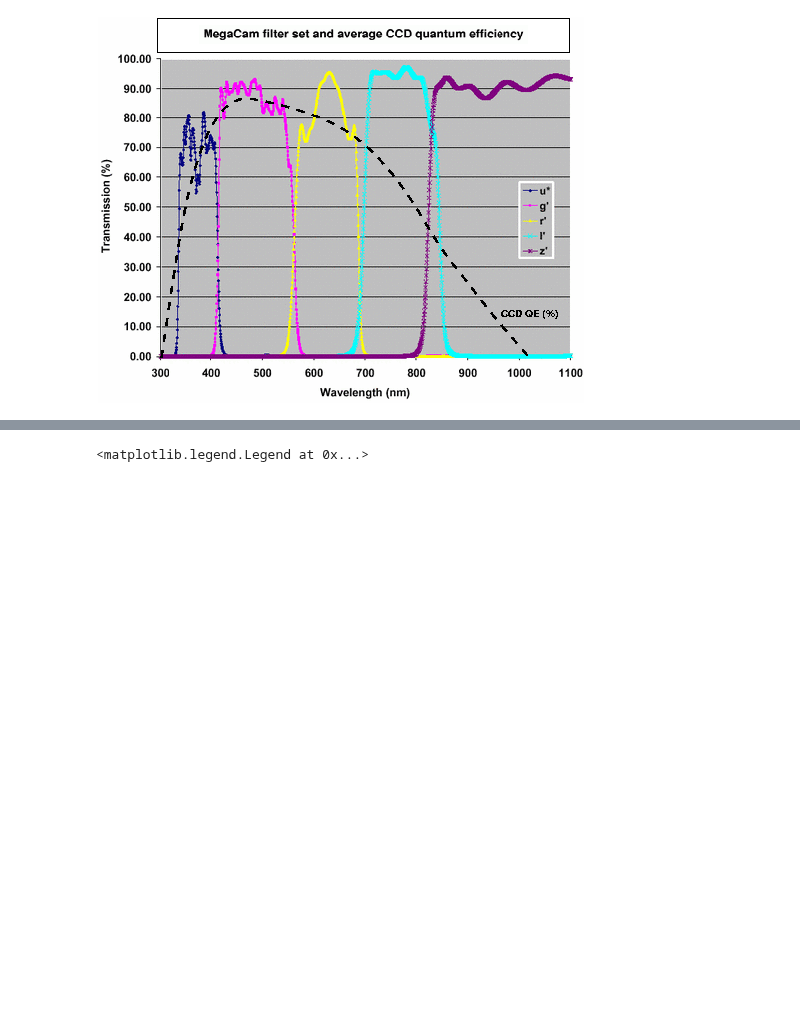
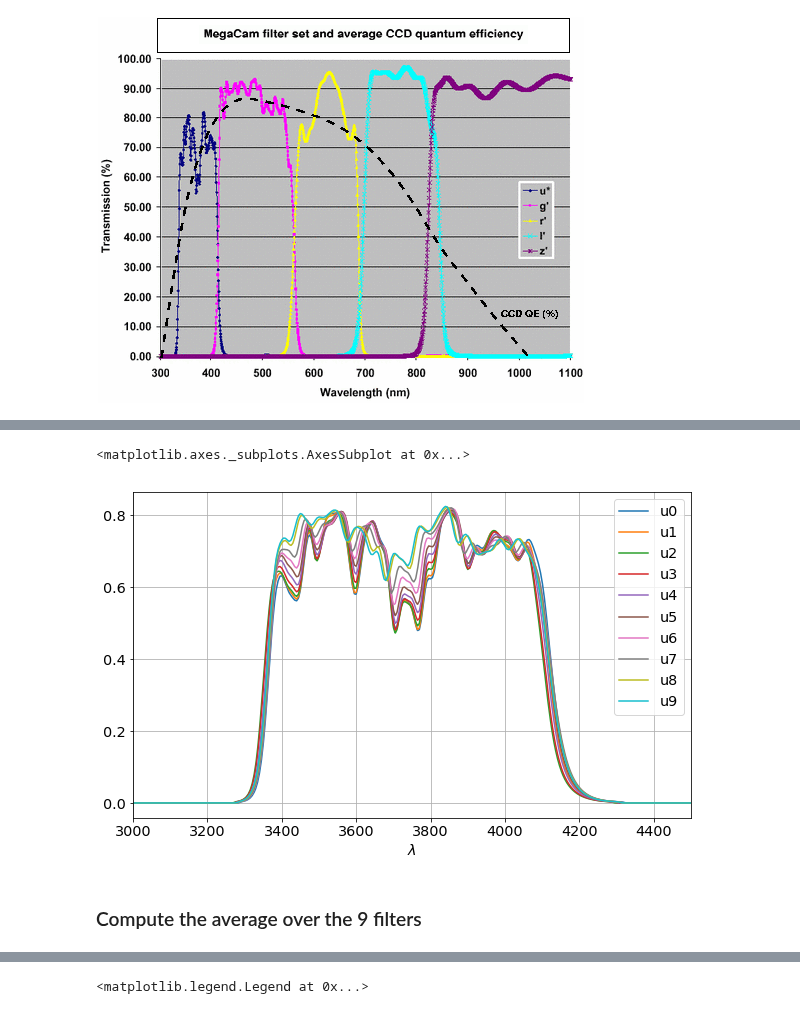
Before and after one commit to sylvielsstfr/PC5AtmStudies, a Jupyter notebook: SNLS/MegaCAMTransm.ipynb, the cells around one changed output, grey strips where cells are left out. Saved outputs shown, nothing was run; the diff lists cells and outputs as text; code cells hidden in the pictures; blank space fills up the shorter version.

```diff
--- a/SNLS/MegaCAMTransm.ipynb
+++ b/SNLS/MegaCAMTransm.ipynb
@@ -113,0 +177,26 @@ dfu9=pd.read_table(os.path.join(path_transmissions,file_u[9]),sep=' ' ,skiprows=
+# %%
+fu0=interp1d(dfu0["lambda"],dfu0.u0,kind='linear')
+fu1=interp1d(dfu1["lambda"],dfu1.u1,kind='linear')
+fu2=interp1d(dfu2["lambda"],dfu2.u2,kind='linear')
+fu3=interp1d(dfu3["lambda"],dfu3.u3,kind='linear')
+fu4=interp1d(dfu4["lambda"],dfu4.u4,kind='linear')
+fu5=interp1d(dfu5["lambda"],dfu5.u5,kind='linear')
+fu6=interp1d(dfu6["lambda"],dfu6.u6,kind='linear')
+fu7=interp1d(dfu7["lambda"],dfu7.u7,kind='linear')
+fu8=interp1d(dfu8["lambda"],dfu8.u8,kind='linear')
+fu9=interp1d(dfu9["lambda"],dfu9.u9,kind='linear')
+# %%
+su0=fu0(WL)
+su1=fu1(WL)
+su2=fu2(WL)
+su3=fu3(WL)
+su4=fu4(WL)
+su5=fu5(WL)
+su6=fu6(WL)
+su7=fu7(WL)
+su8=fu8(WL)
+su9=fu9(WL)
+# %%
+dfu=pd.DataFrame({'u0':su0,'u1':su1,'u2':su2,'u3':su3,'u4':su4,'u5':su5,'u6':su6,'u7':su7,'u8':su8,'u9':su9},\
+                 columns=["u0","u1","u2","u3","u4","u5","u6","u7","u8","u9"],index=WL)
+dfu.index.name="$\lambda$"
@@ -113,0 +213,7 @@ dfu9=pd.read_table(os.path.join(path_transmissions,file_u[9]),sep=' ' ,skiprows=
+# %%
+dfu.plot(xlim=(3000,4500),grid=True)
+# %% [output]
+<matplotlib.axes._subplots.AxesSubplot at 0x...>
+[figure, added]
+# %% [markdown]
+### Compute the average over the 9 filters
```
Also changed, not shown: parts of 34 cells of this notebook, 1 other file.
